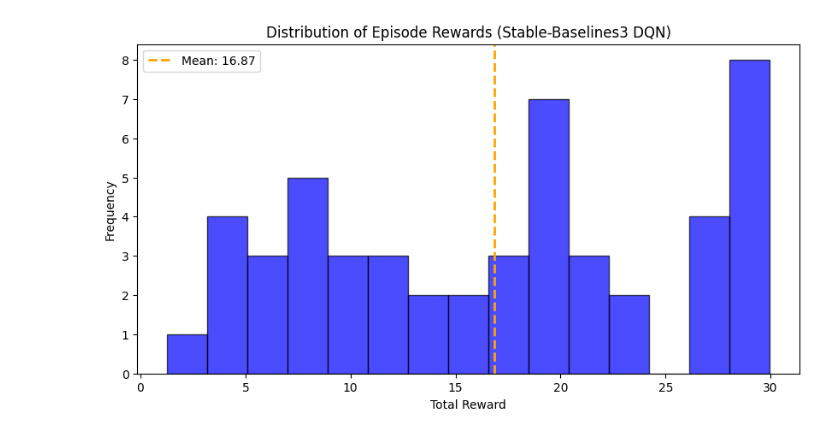
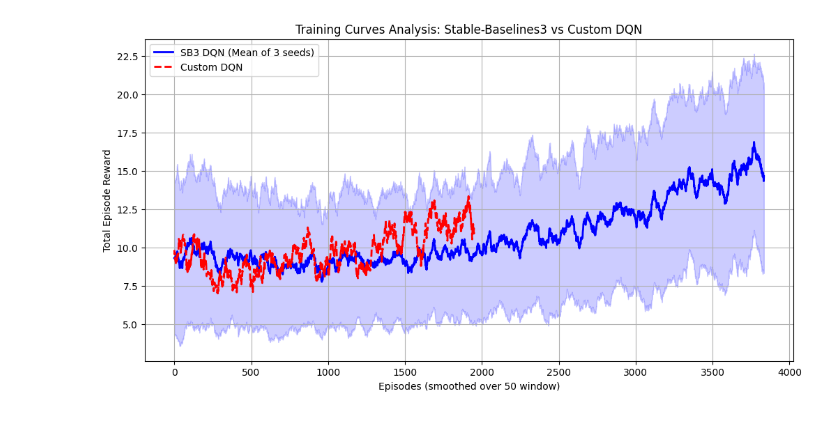
Before and after one commit to daphnemaschas/Autonomous-Highway-Agents, a Jupyter notebook: notebooks/01_sb3_evaluation.ipynb, the cells around one changed output. Saved outputs shown, nothing was run; the diff lists cells and outputs as text; code cells hidden in the pictures.

Commit message:
:hammer: compared methods and removed deprecated models

```diff
--- a/notebooks/01_sb3_evaluation.ipynb
+++ b/notebooks/01_sb3_evaluation.ipynb
@@ -10,40 +11,58 @@ sys.path.append(os.path.abspath(os.path.join(os.getcwd(), '..')))
 
 from environment.shared_core_config import make_env
 from src.utils.evaluate import evaluate_policy
+# %%
+sb3_npy_files = glob.glob("../results/sb3/sb3_seed_*_rewards.npy")
+sb3_rewards_all = []
+
+for f in sb3_npy_files:
+    if os.path.exists(f):
+        data = np.load(f)
+        sb3_rewards_all.append(data)
+
+if not sb3_rewards_all:
+    print("Warning: No SB3 training reward files found in ../results/sb3/")
 # %%
-model_file = "../models/sb3/seed_1/dqn_sb3_final_seed_1"
-if os.path.exists(model_file + ".zip"):
-    env = make_env()
-    try:
-        model = DQN.load(model_file, env=env)
+dqn_file = "../results/dqn_v1_big_buffer_2000_episodes_rewards.npy"
+if os.path.exists(dqn_file):
+    dqn_rewards = np.load(dqn_file)
+else:
+    dqn_rewards = None
+    print("Warning: Custom DQN reward file not found.")
 
-        policy_fn = lambda obs: model.predict(obs, deterministic=True)[0]
+def moving_average(val, window=50):
+    """Calcule une moyenne glissante pour lisser les courbes"""
+    if len(val) < window:
+        return val
+    return np.convolve(val, np.ones(window)/window, mode='valid')
 
-        print(f"Evaluating {model_file} over 50 episodes...")
+plt.figure(figsize=(12, 6))
 
-        rewards, lengths, mean_r, std_r, crash_rate, failure_seeds = evaluate_policy(
-            env,
-            policy_func=policy_fn,
-            num_episodes=50
-        )
 
-        print(f"Mean Reward: {mean_r:.2f} +/- {std_r:.2f}")
-        print(f"Crash Rate: {crash_rate}%")
-        print(f"Number of crashed episodes: {len(failure_seeds)}")
-        if failure_seeds:
-            print(f"First few failed seeds (for video recording later): {failure_seeds[:5]}")
+if len(sb3_rewards_all) > 0:
+    min_len = min([len(r) for r in sb3_rewards_all])
+    sb3_aligned = np.array([r[:min_len] for r in sb3_rewards_all])
 
-        plt.figure(figsize=(10, 5))
-        plt.hist(rewards, bins=15, color='blue', alpha=0.7, edgecolor='black')
-        plt.title("Distribution of Episode Rewards (Stable-Baselines3 DQN)")
-        plt.xlabel("Total Reward")
-        plt.ylabel("Frequency")
-        plt.axvline(mean_r, color='orange', linestyle='dashed', linewidth=2, label=f'Mean: {mean_r:.2f}')
-        plt.legend()
-        plt.show()
-    finally:
-        env.close()
+    sb3_mean = np.mean(sb3_aligned, axis=0)
+    sb3_std = np.std(sb3_aligned, axis=0)
 
-else:
-    print(f"Model file not found at {model_file}. Train the agent first.")
+    sb3_mean_smooth = moving_average(sb3_mean)
+    sb3_std_smooth = moving_average(sb3_std)
+    x = np.arange(len(sb3_mean_smooth))
+
+    plt.plot(x, sb3_mean_smooth, label='SB3 DQN (Mean of 3 seeds)', color='blue', linewidth=2)
+    plt.fill_between(x, sb3_mean_smooth - sb3_std_smooth, sb3_mean_smooth + sb3_std_smooth, color='blue', alpha=0.2)
+
+# DQN Custom
+if dqn_rewards is not None:
+    dqn_smooth = moving_average(dqn_rewards)
+    x_dqn = np.arange(len(dqn_smooth))
+    plt.plot(x_dqn, dqn_smooth, label='Custom DQN', color='red', linewidth=2, linestyle='--')
+
+plt.title("Training Curves Analysis: Stable-Baselines3 vs Custom DQN")
+plt.xlabel("Episodes (smoothed over 50 window)")
+plt.ylabel("Total Episode Reward")
+plt.legend()
+plt.grid(True)
+plt.show()
 # %% [output]
@@ -57 +69 @@ First few failed seeds (for video recording later): [100, 101, 103, 104, 105]
-[figure, old version]
+[figure, new version]
```
Also changed, not shown: parts of 2 cells of this notebook, 6 other files.
